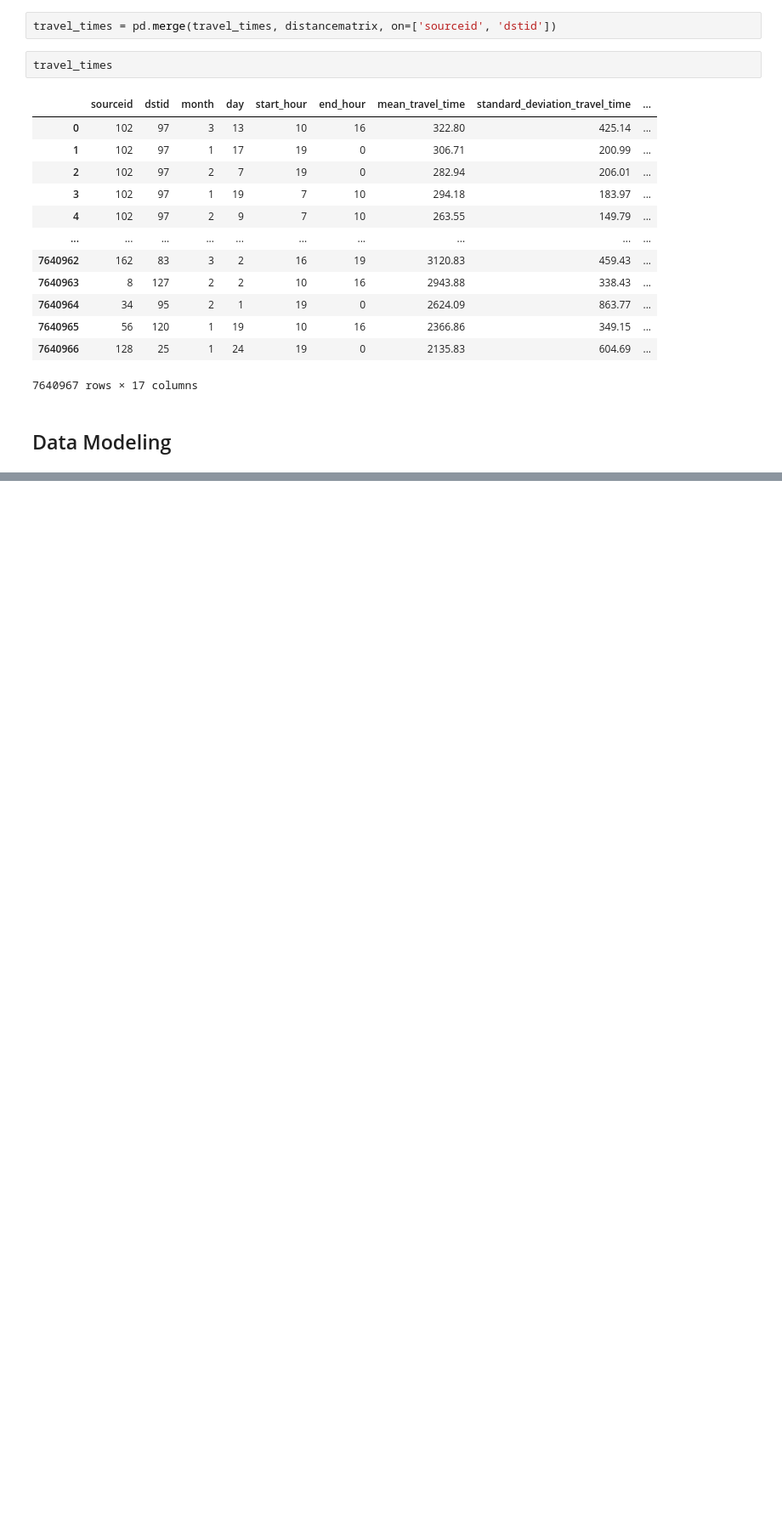
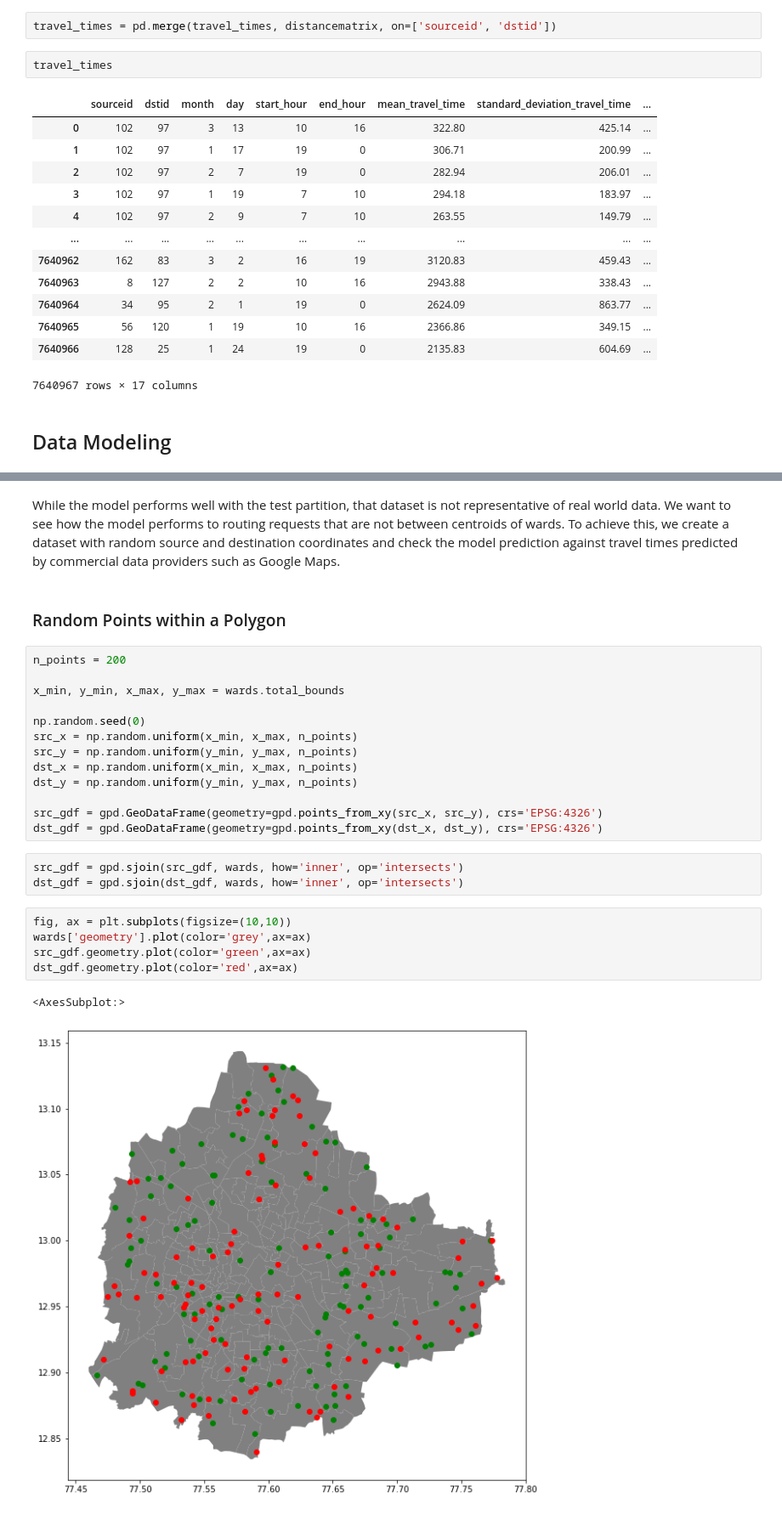
Before and after one commit to vishnuprasadjs/spatial-data-science, a Jupyter notebook: travel_time_prediction/uber_osm_model.ipynb, the cells around one changed output, grey strips where cells are left out. Shown: that part at 85% size. Saved outputs shown, nothing was run; the diff lists cells and outputs as text; blank space fills up the shorter version.

Commit message:
add test data

```diff
--- a/travel_time_prediction/uber_osm_model.ipynb
+++ b/travel_time_prediction/uber_osm_model.ipynb
@@ -259,0 +267,28 @@ x_train, x_test, y_train, y_test = train_test_split(x, y, test_size=0.30, random
+# %% [markdown]
+While the model performs well with the test partition, that dataset is not representative of real world data. We want to see how the model performs to routing requests that are not between centroids of wards. To achieve this, we create a dataset with random source and destination coordinates and check the model prediction against travel times predicted by commercial data providers such as Google Maps.
+# %% [markdown]
+### Random Points within a Polygon
+# %%
+n_points = 200
+
+x_min, y_min, x_max, y_max = wards.total_bounds
+
+np.random.seed(0)
+src_x = np.random.uniform(x_min, x_max, n_points)
+src_y = np.random.uniform(y_min, y_max, n_points)
+dst_x = np.random.uniform(x_min, x_max, n_points)
+dst_y = np.random.uniform(y_min, y_max, n_points)
+
+src_gdf = gpd.GeoDataFrame(geometry=gpd.points_from_xy(src_x, src_y), crs='EPSG:4326')
+dst_gdf = gpd.GeoDataFrame(geometry=gpd.points_from_xy(dst_x, dst_y), crs='EPSG:4326')
+# %%
+src_gdf = gpd.sjoin(src_gdf, wards, how='inner', op='intersects')
+dst_gdf = gpd.sjoin(dst_gdf, wards, how='inner', op='intersects')
+# %%
+fig, ax = plt.subplots(figsize=(10,10))
+wards['geometry'].plot(color='grey',ax=ax)
+src_gdf.geometry.plot(color='green',ax=ax)
+dst_gdf.geometry.plot(color='red',ax=ax)
+# %% [output]
+<AxesSubplot:>
+[figure, added]
```
Also changed, not shown: parts of 17 cells of this notebook, 1 other file.
